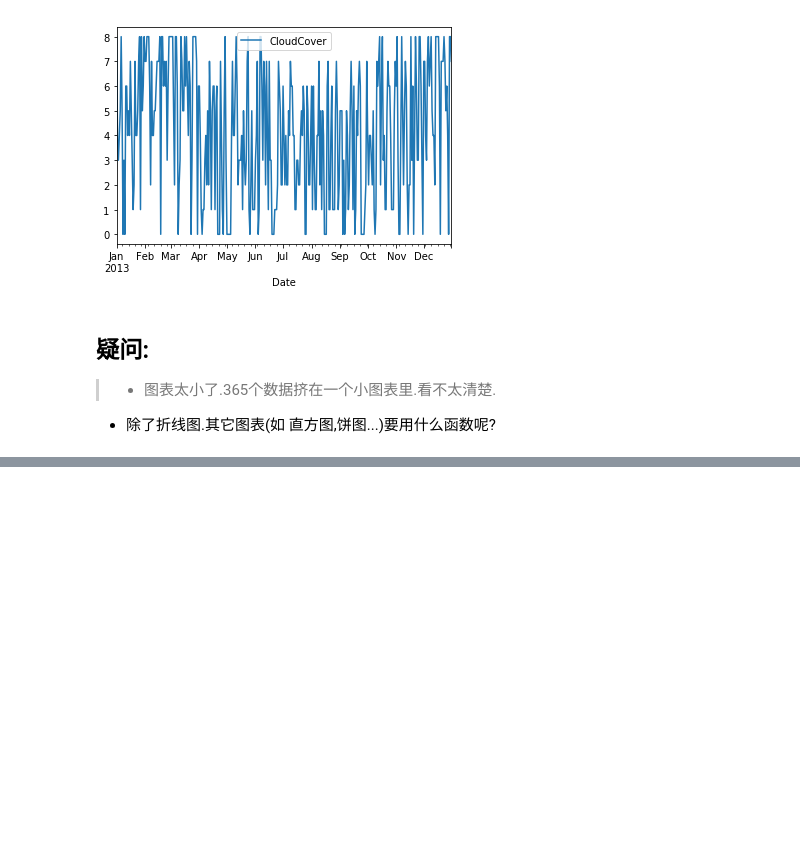
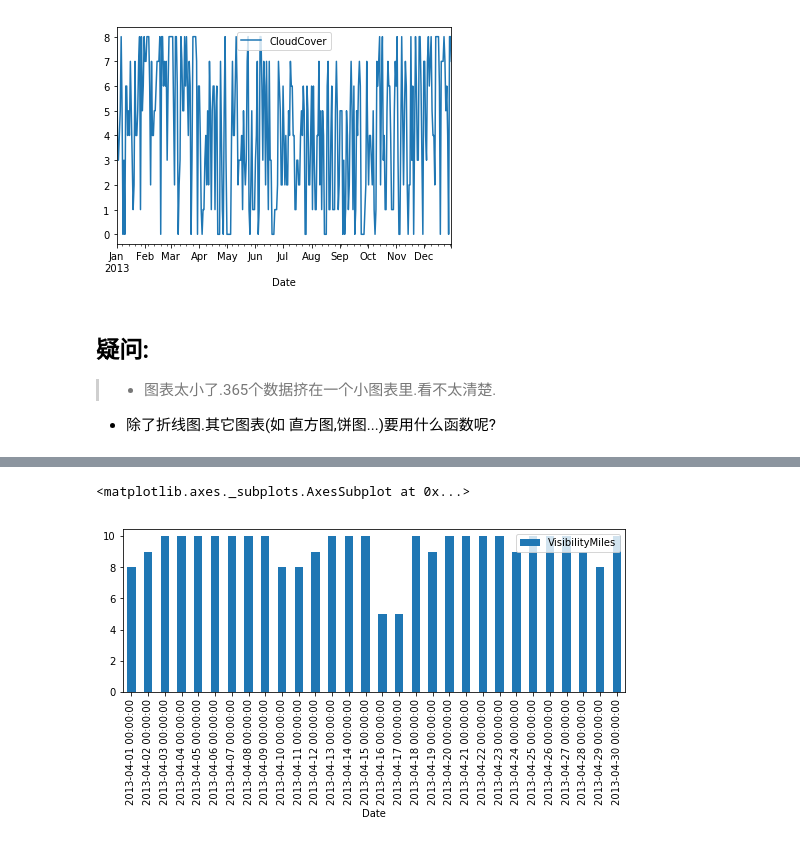
Before and after one commit to pnjoe/data-analysis, a Jupyter notebook: 天气数据简单分析-作业.ipynb, the cells around one changed output, grey strips where cells are left out. Cells and saved outputs as stored; diff of their text form; code cells hidden in the pictures; blank space fills up the shorter version.

```diff
--- a/天气数据简单分析-作业.ipynb
+++ b/天气数据简单分析-作业.ipynb
@@ -227,0 +263,6 @@ weather.plot(y='CloudCover')
+# %%
+# 将4月份的可见度 用条形图表示出来 单位:英里
+Apr.plot(y='VisibilityMiles', kind='bar', figsize=(9,3))
+# %% [output]
+<matplotlib.axes._subplots.AxesSubplot at 0x...>
+[figure, added]
```
Also changed, not shown: parts of 8 cells of this notebook.
